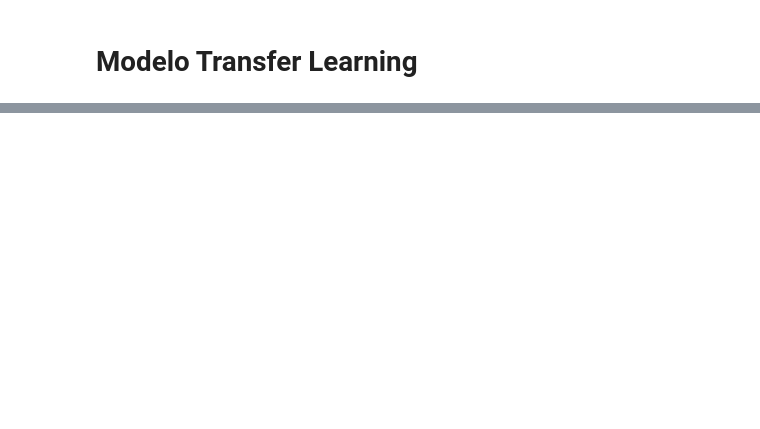
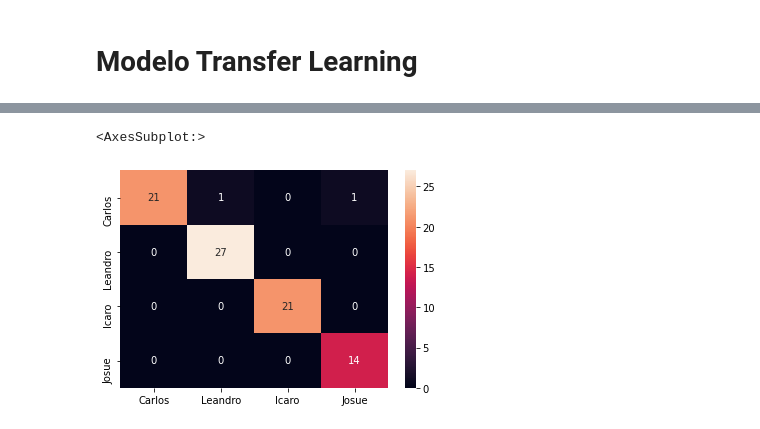
Before and after one commit to IcaroSants/Deteccao_Facial, a Jupyter notebook: Modelagem.ipynb, the cells around one changed output, grey strips where cells are left out. Drawn from its saved outputs; the diff is of its cells as text; code cells hidden in the pictures; blank space fills up the shorter version.

```diff
--- a/Modelagem.ipynb
+++ b/Modelagem.ipynb
@@ -209,0 +241,5 @@ ax2.legend(loc='best')
+# %%
+with tf.device('CPU'):
+    y_pred = model_tl.predict(X_test)
+# %%
+y_pred = y_pred.argmax(1)
@@ -209,0 +307,7 @@ ax2.legend(loc='best')
+# %%
+df = pd.DataFrame(confusion_matrix(y_test,y_pred),index=['Carlos','Leandro','Icaro','Josue'],
+                  columns=['Carlos','Leandro','Icaro','Josue'])
+sns.heatmap(df,annot=True)
+# %% [output]
+<AxesSubplot:>
+[figure, added]
```
Also changed, not shown: parts of 34 cells of this notebook, 1 other file.
